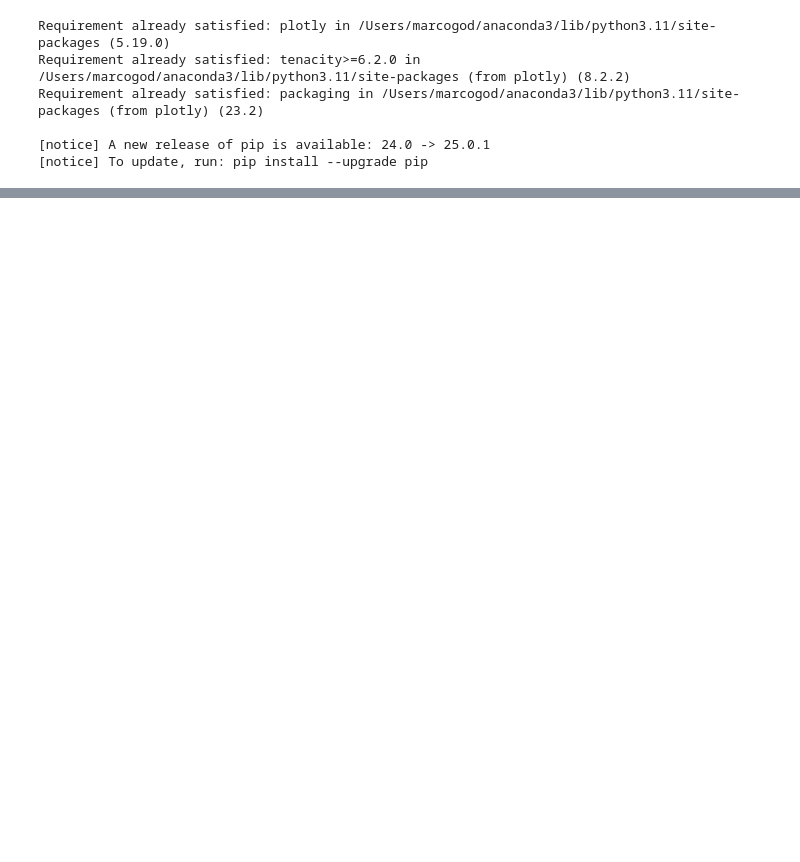
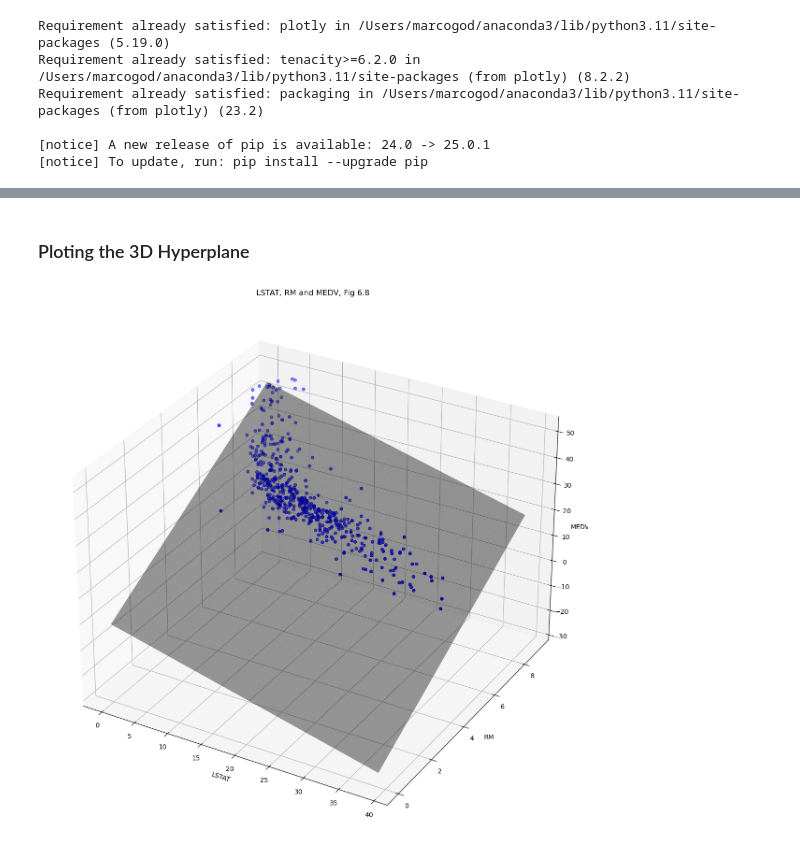
Before and after one commit to MarcoAxel/AI-ML, a Jupyter notebook: Regression_Project/P2_Multiple_Linear_Regression.ipynb, the cells around one changed output, grey strips where cells are left out. Cells and saved outputs as stored; diff of their text form; code cells hidden in the pictures; blank space fills up the shorter version.

```diff
--- a/Regression_Project/P2_Multiple_Linear_Regression.ipynb
+++ b/Regression_Project/P2_Multiple_Linear_Regression.ipynb
@@ -276,0 +418,50 @@ fig.show()
+# %% [markdown]
+### Ploting the 3D Hyperplane
+# %%
+import matplotlib.pyplot as plt
+import pandas as pd
+import numpy as np
+from mpl_toolkits.mplot3d import Axes3D
+
+data_url = "http://lib.stat.cmu.edu/datasets/boston" # the Boston dataset can be found in this url, since it has been removed from newer versions of sklearn
+raw_df = pd.read_csv(data_url, sep="\s+", skiprows=22, header=None) # read the data from the url, the data starts at the 22nd row and has no header
+
+data = np.hstack([raw_df.values[::2, :], raw_df.values[1::2, :2]]) #[records(start-inclusive : end-exclusive : jupms),columns(start-inclusive : end-exclusive : jupms)]
+target = raw_df.values[1::2, 2] # the target [from record 1(using 0 indexing): to the end: jumping 2 so every other record]
+
+#creating a dataframe, with the column names given in the dataset description
+df=pd.DataFrame(data, columns=["CRIM", "ZN", "INDUS", "CHAS", "NOX", "RM", "AGE", "DIS", "RAD", "TAX", "PTRATIO", "B", "LSTAT"] )
+
+#Adding the target column to the dataframe
+df["MEDV"]=target #this sets the data in the "MEDV",our target column, to the df column "MEDV" since it doesnt have one it creates it, and sets the values to the target
+
+X = pd.DataFrame(np.c_[df['LSTAT'],df['RM']], columns = ['LSTAT', 'RM'])
+Y = df['MEDV']
+
+fig = plt.figure(figsize=(18,15))
+ax = fig.add_subplot(111, projection='3d')
+ax.scatter(X['LSTAT'],
+X['RM'],
+Y,
+c='b')
+ax.set_xlabel("LSTAT")
+ax.set_ylabel("RM")
+ax.set_zlabel("MEDV")
+ax.set_title("LSTAT, RM and MEDV, Fig 6.8")
+#---create a meshgrid of all the values for LSTAT and RM---
+x_surf = np.arange(0, 40, 1) #---for LSTAT---
+y_surf = np.arange(0, 10, 1) #---for RM---
+x_surf, y_surf = np.meshgrid(x_surf, y_surf)
+from sklearn.linear_model import LinearRegression
+model = LinearRegression()
+model.fit(X, Y)
+#---calculate z(MEDC) based on the model---
+z = lambda x,y: (model.intercept_ + model.coef_[0] * x + model.coef_[1] * y)
+ax.plot_surface(x_surf, y_surf, z(x_surf,y_surf),
+rstride=1,
+cstride=1,
+color='None',
+alpha = 0.4)
+plt.show()
+# %% [output]
+[figure, added]
```
Also changed, not shown: parts of 25 cells of this notebook.
